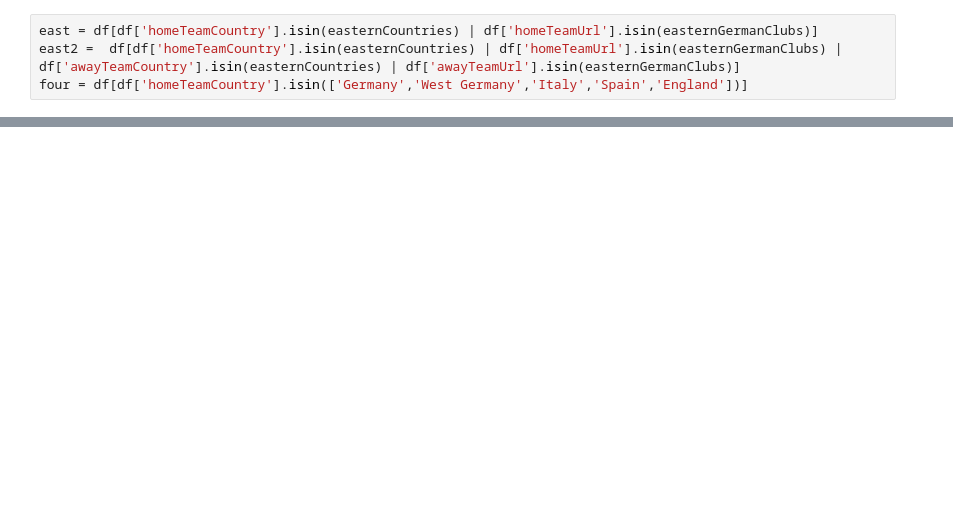
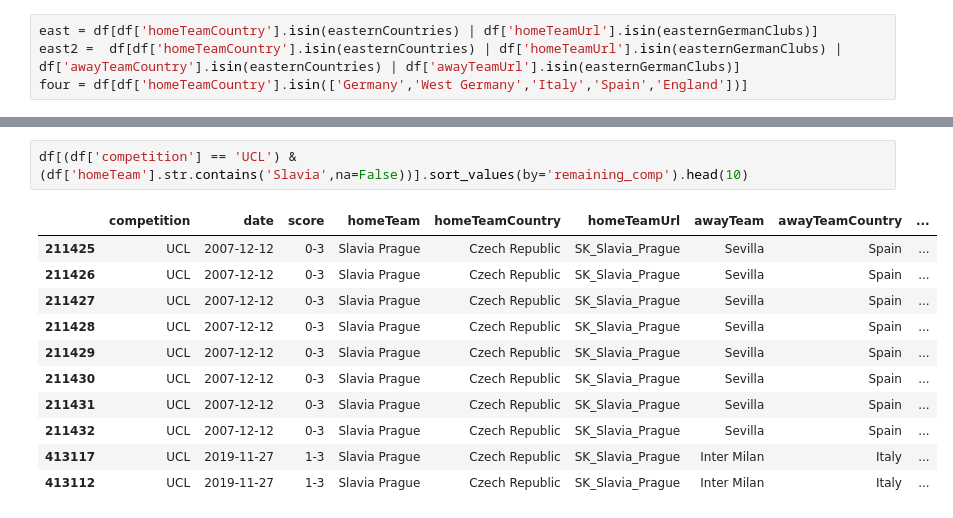
Before and after one commit to DataRozhlas/evropske-pohary, a Jupyter notebook: 101_eastern_Europe.ipynb, the cells around one changed output, grey strips where cells are left out. Saved outputs shown, nothing was run; the diff lists cells and outputs as text; blank space fills up the shorter version.

```diff
--- a/101_eastern_Europe.ipynb
+++ b/101_eastern_Europe.ipynb
@@ -55 +113,15 @@ four = df[df['homeTeamCountry'].isin(['Germany','West Germany','Italy','Spain','
+# %%
+df[(df['competition'] == 'UCL') & (df['homeTeam'].str.contains('Slavia',na=False))].sort_values(by='remaining_comp').head(10)
+# %% [output]
+|  | competition | date | score | homeTeam | homeTeamCountry | homeTeamUrl | awayTeam | awayTeamCountry | ... |
+| 211425 | UCL | 2007-12-12 | 0-3 | Slavia Prague | Czech Republic | SK_Slavia_Prague | Sevilla | Spain | ... |
+| 211426 | UCL | 2007-12-12 | 0-3 | Slavia Prague | Czech Republic | SK_Slavia_Prague | Sevilla | Spain | ... |
+| 211427 | UCL | 2007-12-12 | 0-3 | Slavia Prague | Czech Republic | SK_Slavia_Prague | Sevilla | Spain | ... |
+| 211428 | UCL | 2007-12-12 | 0-3 | Slavia Prague | Czech Republic | SK_Slavia_Prague | Sevilla | Spain | ... |
+| 211429 | UCL | 2007-12-12 | 0-3 | Slavia Prague | Czech Republic | SK_Slavia_Prague | Sevilla | Spain | ... |
+| 211430 | UCL | 2007-12-12 | 0-3 | Slavia Prague | Czech Republic | SK_Slavia_Prague | Sevilla | Spain | ... |
+| 211431 | UCL | 2007-12-12 | 0-3 | Slavia Prague | Czech Republic | SK_Slavia_Prague | Sevilla | Spain | ... |
+| 211432 | UCL | 2007-12-12 | 0-3 | Slavia Prague | Czech Republic | SK_Slavia_Prague | Sevilla | Spain | ... |
+| 413117 | UCL | 2019-11-27 | 1-3 | Slavia Prague | Czech Republic | SK_Slavia_Prague | Inter Milan | Italy | ... |
+| 413112 | UCL | 2019-11-27 | 1-3 | Slavia Prague | Czech Republic | SK_Slavia_Prague | Inter Milan | Italy | ... |
 # %%
```
Also changed, not shown: parts of 36 cells of this notebook, 6 other files.
